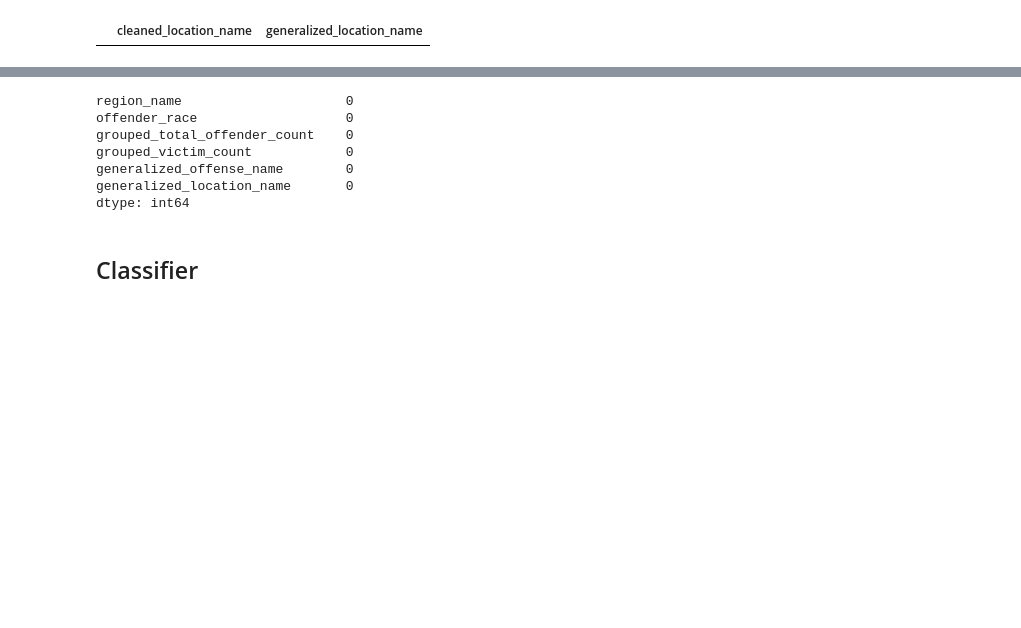
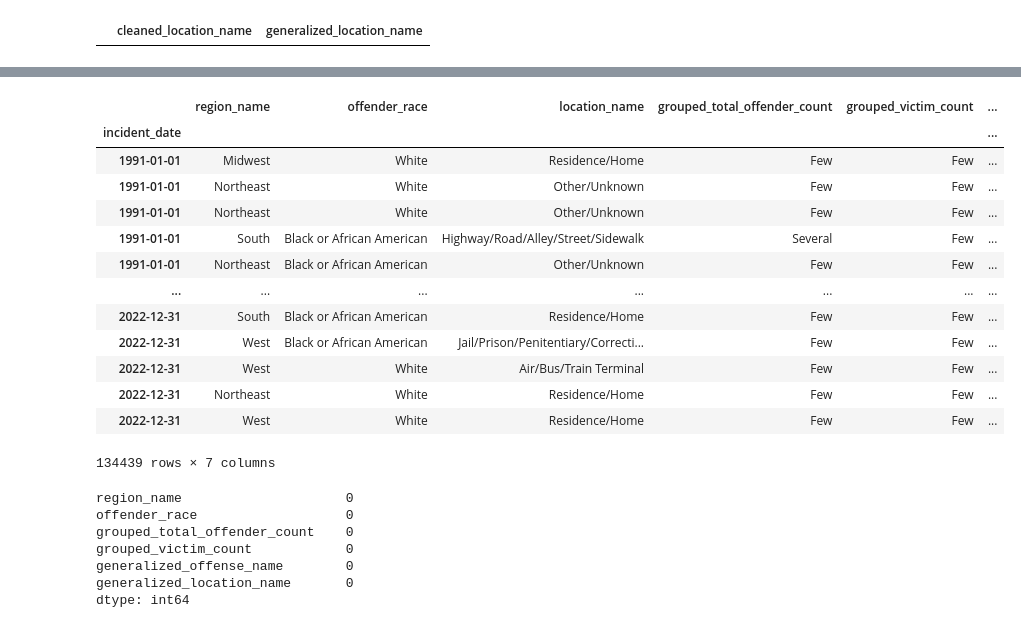
Before and after one commit to UWI-Zess/COMP6940-Project, a Jupyter notebook: main.ipynb, the cells around one changed output, grey strips where cells are left out. Cells and saved outputs as stored; diff of their text form; code cells hidden in the pictures; blank space fills up the shorter version.

```diff
--- a/main.ipynb
+++ b/main.ipynb
@@ -991,2 +988,19 @@ X[X['generalized_location_name'].isnull()]
 | incident_date |  |  |  |  |  | ... |
+# %%
+X
+# %% [output]
+|  | region_name | offender_race | location_name | grouped_total_offender_count | grouped_victim_count | ... |
+| incident_date |  |  |  |  |  | ... |
+| 1991-01-01 | Midwest | White | Residence/Home | Few | Few | ... |
+| 1991-01-01 | Northeast | White | Other/Unknown | Few | Few | ... |
+| 1991-01-01 | Northeast | White | Other/Unknown | Few | Few | ... |
+| 1991-01-01 | South | Black or African American | Highway/Road/Alley/Street/Sidewalk | Several | Few | ... |
+| 1991-01-01 | Northeast | Black or African American | Other/Unknown | Few | Few | ... |
+| ... | ... | ... | ... | ... | ... | ... |
+| 2022-12-31 | South | Black or African American | Residence/Home | Few | Few | ... |
+| 2022-12-31 | West | Black or African American | Jail/Prison/Penitentiary/Correcti... | Few | Few | ... |
+| 2022-12-31 | West | White | Air/Bus/Train Terminal | Few | Few | ... |
+| 2022-12-31 | Northeast | White | Residence/Home | Few | Few | ... |
+| 2022-12-31 | West | White | Residence/Home | Few | Few | ... |
+134439 rows × 7 columns
 # %%
@@ -1004,5 +1018,3 @@ dtype: int64
 # %%
 # output the cleaned dataset to a csv file
 X.to_csv('cleaned_hate_crime.csv', index=False)
-# %% [markdown]
-## Classifier
```
Also changed, not shown: parts of 7 cells of this notebook, 1 other file.
